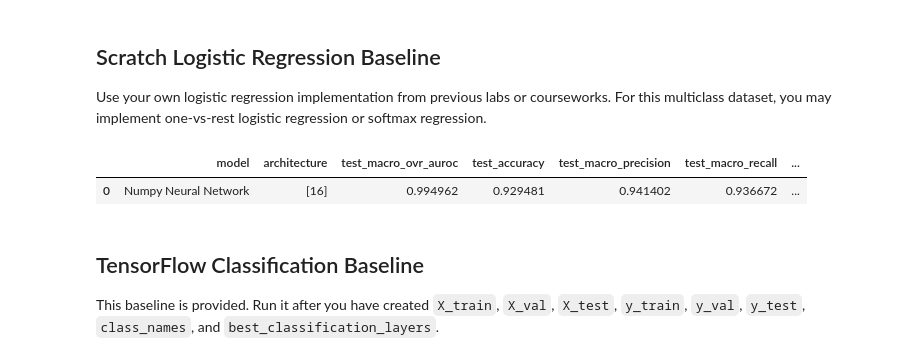
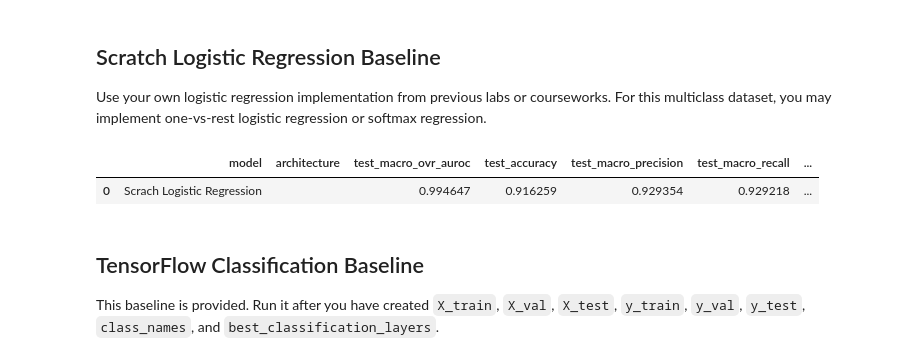
Before and after one commit to jhe-sua/fgv-teaemcd, a Jupyter notebook: tarefa3/810597.ipynb, the cells around one changed output. Drawn from its saved outputs; the diff is of its cells as text; code cells hidden in the pictures.

```diff
--- a/tarefa3/810597.ipynb
+++ b/tarefa3/810597.ipynb
@@ -457,11 +457,11 @@ class NeuralNetworkRegression:
 
         best_val_err = float("inf")
         best_epoch = -1
-        stopped_epoch = epochs - 1
+        stopped_epoch = epochs
         patience_count = 0
         best_weights = [W.copy() for W in self.weights]
 
-        for epoch in range(epochs):
+        for epoch in range(1, epochs + 1):
 
             if update_method in ("sgd", "mini_batch"):
                 indices = np.random.permutation(X_train.shape[0])
@@ -902,7 +902,7 @@ None
 dry_beans = pd.read_csv("dry_bean_database.csv", decimal=",")
 # TODO: Classification preprocessing.
 # - Drop duplicate rows.
-dry_beans.drop_duplicates()
+dry_beans = dry_beans.drop_duplicates()
 
 # - Convert all feature columns to float.
 # Não precisa
@@ -1550,11 +1550,11 @@ sc_classification_results = pd.DataFrame([
         "epochs_trained": classification_epochs
     }
 ])
-
-display(nn_classification_results)
-# %% [output]
-|  | model | architecture | test_macro_ovr_auroc | test_accuracy | test_macro_precision | test_macro_recall | ... |
-| 0 | Numpy Neural Network | [16] | 0.994962 | 0.929481 | 0.941402 | 0.936672 | ... |
+# %%
+display(sc_classification_results)
+# %% [output]
+|  | model | architecture | test_macro_ovr_auroc | test_accuracy | test_macro_precision | test_macro_recall | ... |
+| 0 | Scrach Logistic Regression |  | 0.994647 | 0.916259 | 0.929354 | 0.929218 | ... |
 # %% [markdown]
 ## TensorFlow Classification Baseline
 
```
Also changed, not shown: parts of 1 cell of this notebook.
